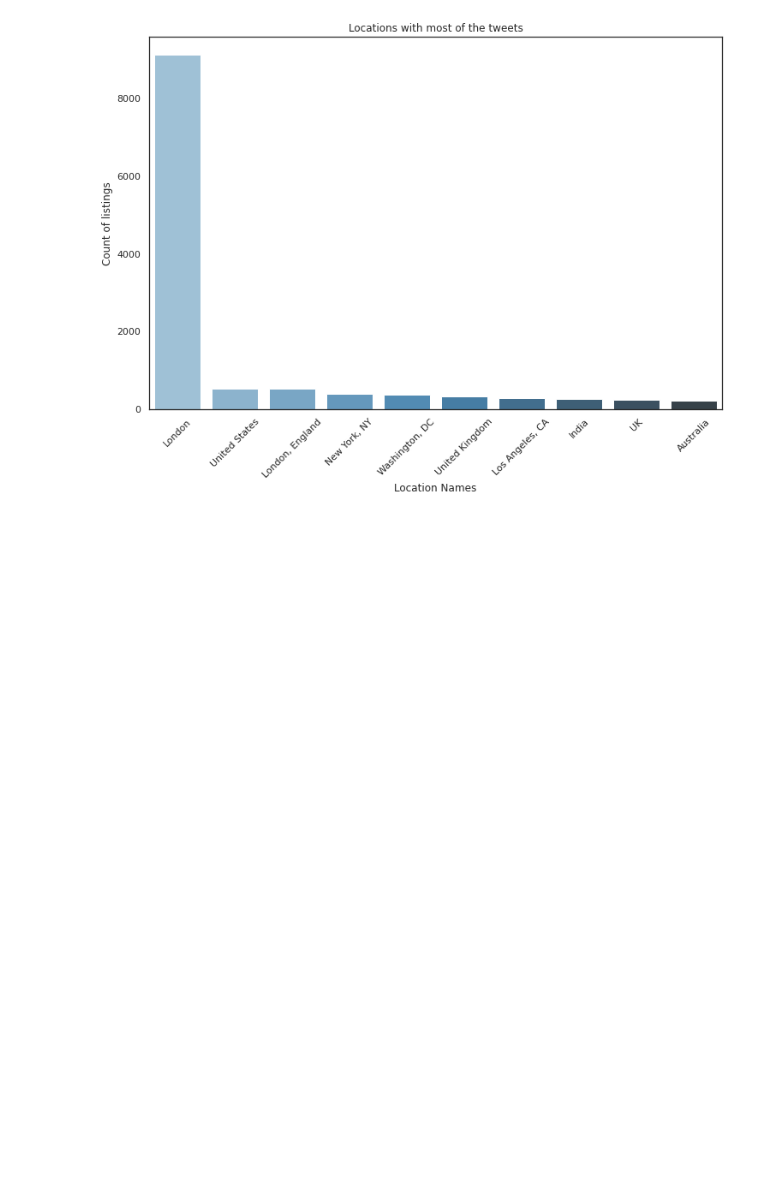
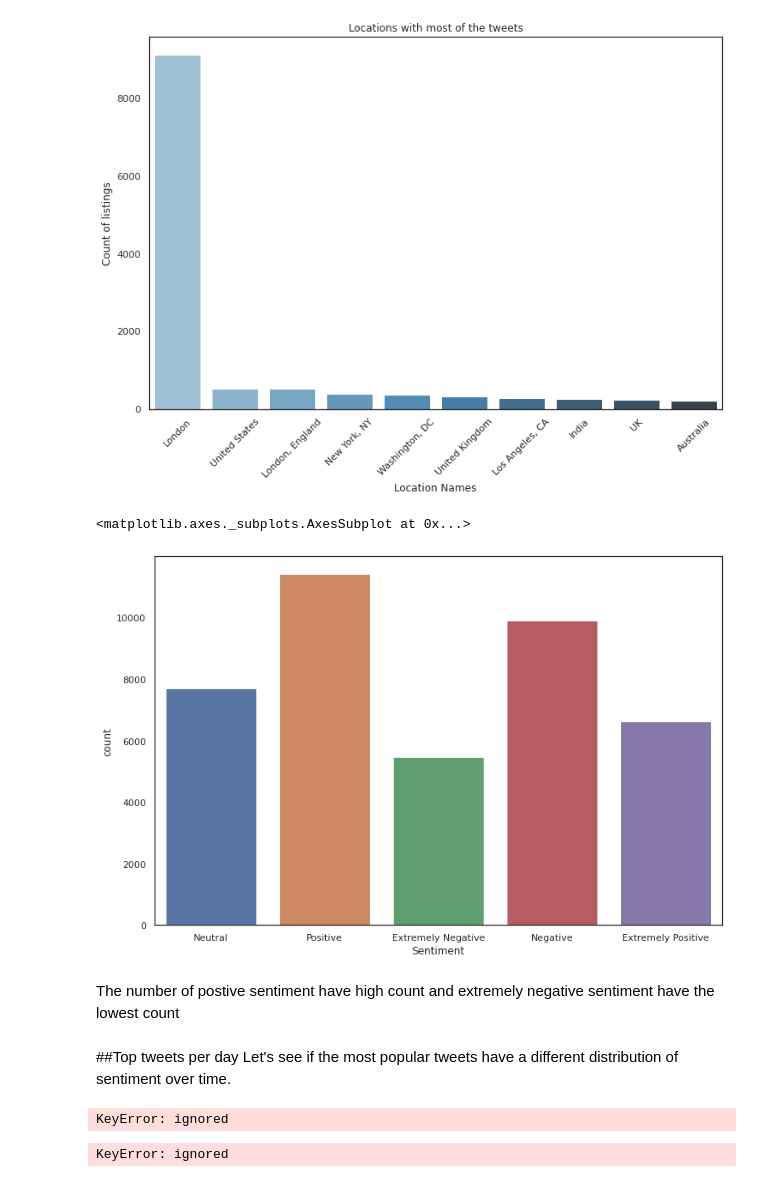
Before and after one commit to KapilNarayanSingh/Coronavirus-Tweet-Sentiment-Analysis, a Jupyter notebook: Coronavirus_Tweet_Sentiment_Analysis.ipynb, the cells around one changed output. Cells and saved outputs as stored; diff of their text form; code cells hidden in the pictures; blank space fills up the shorter version.

```diff
--- a/Coronavirus_Tweet_Sentiment_Analysis.ipynb
+++ b/Coronavirus_Tweet_Sentiment_Analysis.ipynb
@@ -246,3 +245,29 @@ fig_1.set_xticklabels(fig_1.get_xticklabels(), rotation=45)
  Text(0, 0, 'UK'),
  Text(0, 0, 'Australia')]
 [figure]
+# %%
+sns.countplot(x = 'Sentiment', data = new_data)
+# %% [output]
+<matplotlib.axes._subplots.AxesSubplot at 0x...>
+[figure, added]
+# %% [markdown]
+The number of postive sentiment have high count and extremely negative sentiment have the lowest count
+# %% [markdown]
+##Top tweets per day
+Let's see if the most popular tweets have a different distribution of sentiment over time.
+# %%
+# proportion of sentiments by day
+new_data.groupby('date')['sentiment'].value_counts(normalize=True).unstack()
+# %% [output]
+KeyError: ignored
+# %%
+
+# create dataframe of top twenty tweets per day by likes
+top_20_by_day = []
+for i in new_data.groupby('date')['nlikes'].nlargest(20).index:
+    top_20_by_day.append(i[1])
+
+top_20_by_day = new_data.loc[top_20_by_day]
+top_20_by_day.shape
+# %% [output]
+KeyError: ignored
```
Also changed, not shown: parts of 13 cells of this notebook.
